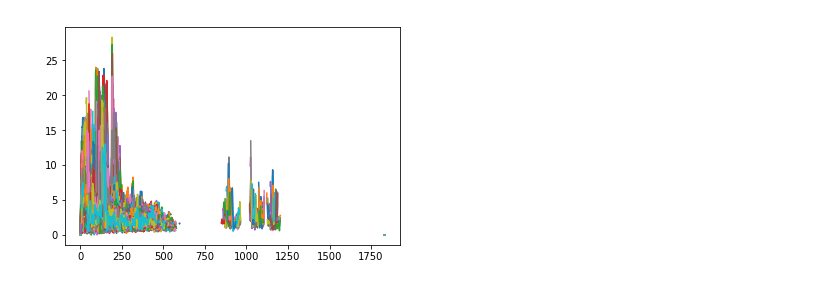
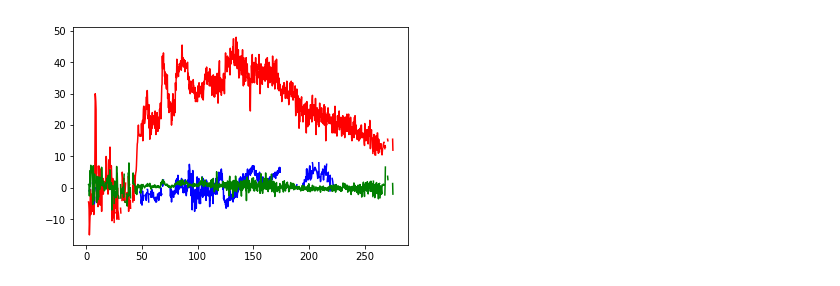
Before and after one commit to louiswicker/pyROTH, a Jupyter notebook: Examine_LEVEL2.ipynb, the cells around one changed output. Cells and saved outputs as stored; diff of their text form; code cells hidden in the pictures.

```diff
--- a/Examine_LEVEL2.ipynb
+++ b/Examine_LEVEL2.ipynb
@@ -1,18 +1,11 @@
 # %%
+import warnings
+warnings.filterwarnings("ignore")
+
+
 radar = pyart.io.read('KDDC20160524_181120_V06.gz')
 radar = pyart.io.read('KDDC20160525_001527_V06.gz')
-radar = pyart.io.read('KDDC20160524_181120_V06.gz')
 
-
-field = 'velocity'
-field = 'reflectivity'
-
-field = 'differential_phase'
-field = "spectrum_width"
-field = 'differential_reflectivity'
-field = 'cross_correlation_ratio'
-
-field = 'reflectivity'
-field = 'velocity'
+radar = pyart.io.read('/Volumes/scr1/26Apr_2016/KLSX20160426_183137_V06')
 # %%
 display = pyart.graph.RadarDisplay(radar)
@@ -163,6 +31,13 @@ print t_array.shape, t_array
-# %%
-for na in np.arange(data.shape[0]):
-    plt.plot(texture(data[na]))
-plt.show()
-# %% [output]
-[figure, removed]
+# %%
+dbz = radar.get_field(0, 'reflectivity')
+zdr = radar.get_field(0, 'differential_reflectivity')
+phi = radar.get_field(0, 'differential_phase')
+rhv = radar.get_field(0, 'cross_correlation_ratio')
+vel = radar.get_field(1, 'velocity')
+
+range = 0.001*radar.range['data'][:]
+# %%
+plt.plot(range,dbz[100], color='r'); plt.plot(range,vel[100], color='b'); plt.plot(range,zdr[100], color='g')
+plt.show()
+# %% [output]
+[figure, added]
```
Also changed, not shown: parts of 15 cells of this notebook, 1 other file.
